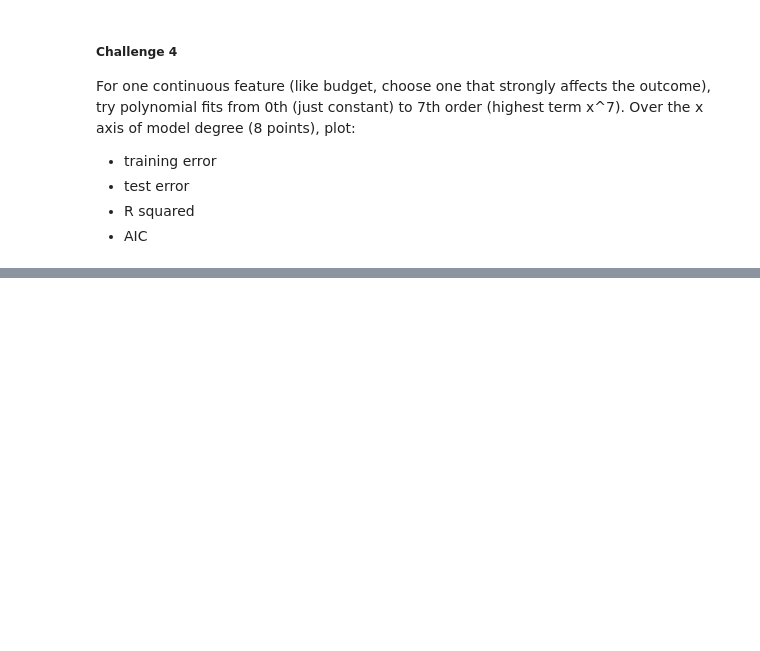
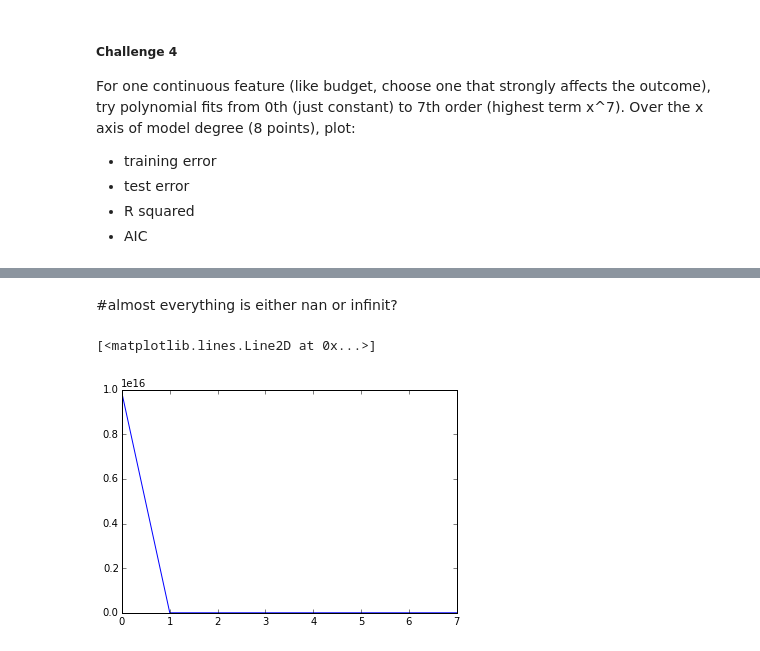
Before and after one commit to potatochip/movie_data_scraping, a Jupyter notebook: linear_learning_challenges.ipynb, the cells around one changed output, grey strips where cells are left out. Saved outputs shown, nothing was run; the diff lists cells and outputs as text; code cells hidden in the pictures; blank space fills up the shorter version.

```diff
--- a/linear_learning_challenges.ipynb
+++ b/linear_learning_challenges.ipynb
@@ -252,0 +254,8 @@ plt.Figure(figsize=(20,20))
+# %% [markdown]
+#almost everything is either nan or infinit?
+# %%
+#Test error
+plt.plot([i for i in poly_dict], [np.mean(abs(poly_test.DomesticTotalGross - i.predict(poly_test.Budget))) for i in poly_dict.values()])
+# %% [output]
+[<matplotlib.lines.Line2D at 0x...>]
+[figure, added]
```
Also changed, not shown: parts of 18 cells of this notebook.
